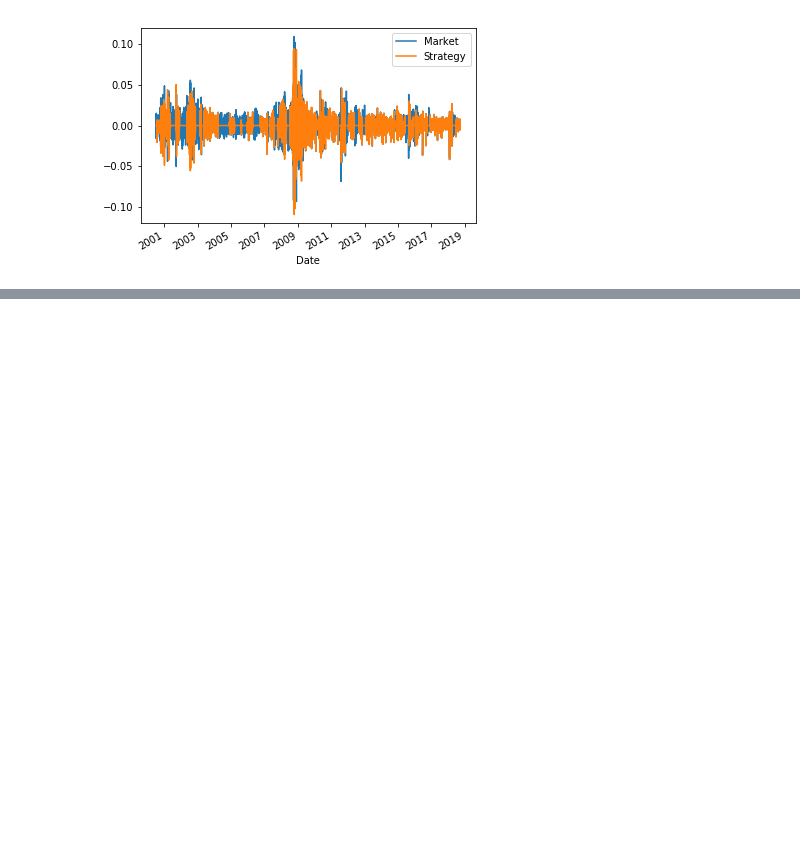
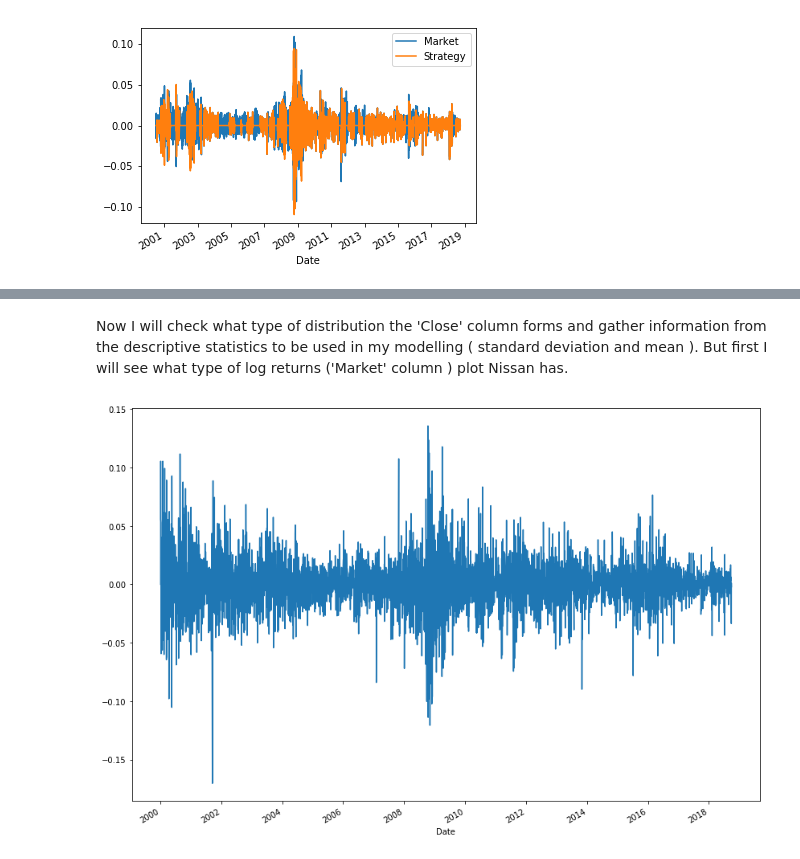
Before and after one commit to MarcoMen-Temp/Programming-Project, a Jupyter notebook: Programming.ipynb, the cells around one changed output, grey strips where cells are left out. Cells and saved outputs as stored; diff of their text form; code cells hidden in the pictures; blank space fills up the shorter version.

```diff
--- a/Programming.ipynb
+++ b/Programming.ipynb
@@ -236,3 +327,25 @@ plt.show()
 # %% [output]
 <Figure size 1008x720 with 0 Axes>
 [figure]
+# %%
+# https://stackoverflow.com/questions/49705047/downloading-mutliple-stocks-at-once-from-yahoo-finance-python
+
+import numpy as np
+import pandas as pd
+from pandas_datareader import data as pdr
+import fix_yahoo_finance as yf
+import matplotlib.pyplot as plt
+
+yf.pdr_override()
+
+
+
+# Nissan stock prices
+tickers = ['NSANY']
+
+start_date = '2000-01-01'
+end_date = '2018-09-30'
+
+# User pandas_reader.data.DataReader to load the desired data. As simple as that.
+nis = pdr.get_data_yahoo(tickers,start=start_date, end=end_date)
+nis.info()
@@ -238,0 +365,18 @@ plt.show()
+# %% [markdown]
+
+Now I will check what type of distribution the 'Close' column forms and gather information from the descriptive statistics to be used in my modelling ( standard deviation and mean ). But first I will see what type of log returns ('Market' column ) plot Nissan has.
+# %%
+ # Another way to calculate log returns and we drop the NAs
+
+nis['Market'] = np.log(nis.Close).diff()
+
+nis = nis.dropna()
+
+
+# The Market log returns
+
+plt.figure(figsize = (14,10))
+nis.Market.plot()
+plt.show()
+# %% [output]
+[figure, added]
```
Also changed, not shown: parts of 39 cells of this notebook.
